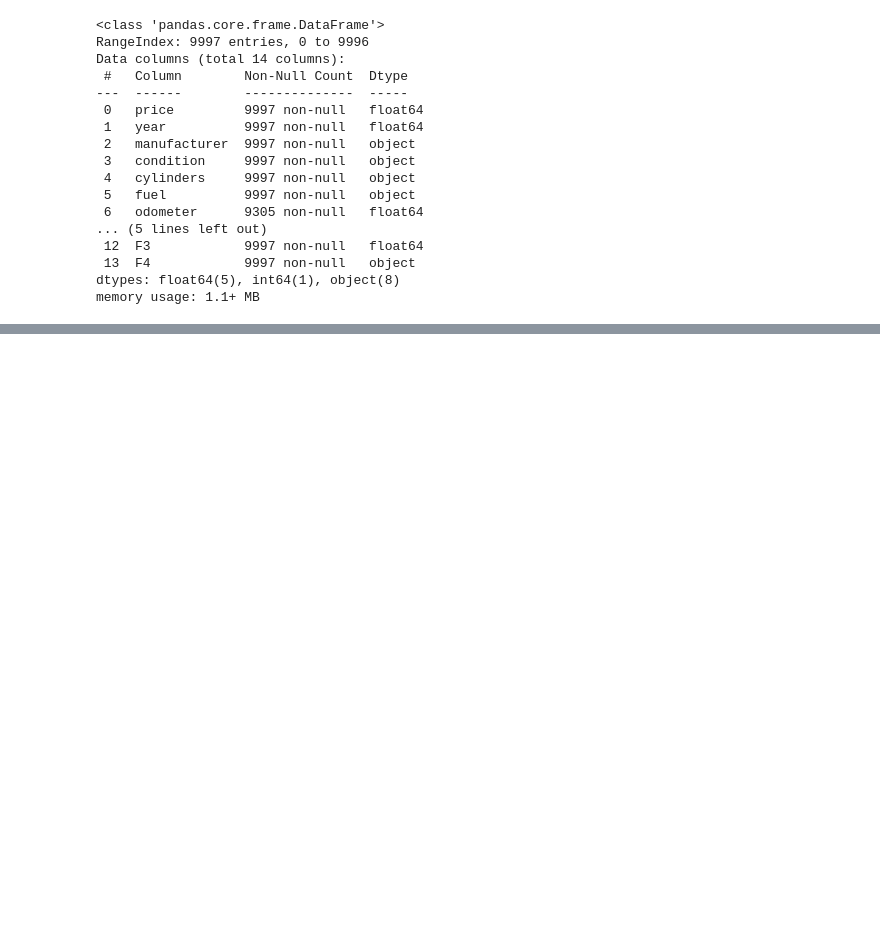
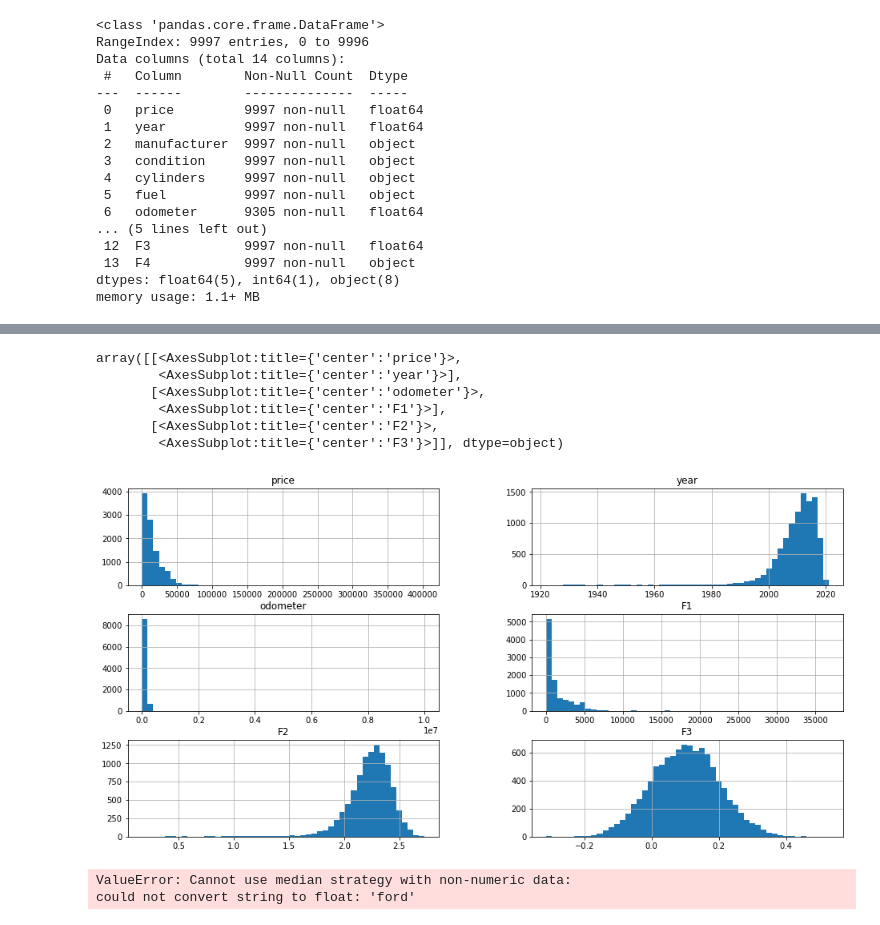
Before and after one commit to EricaXia/spr_2021, a Jupyter notebook: dsci552/ps_1.ipynb, the cells around one changed output, grey strips where cells are left out. Saved outputs shown, nothing was run; the diff lists cells and outputs as text; code cells hidden in the pictures; blank space fills up the shorter version.

```diff
--- a/dsci552/ps_1.ipynb
+++ b/dsci552/ps_1.ipynb
@@ -51,0 +110,25 @@ memory usage: 1.1+ MB
+# %%
+## plot data
+df.hist(bins=50, figsize=(16,8))
+# %% [output]
+array([[<AxesSubplot:title={'center':'price'}>,
+        <AxesSubplot:title={'center':'year'}>],
+       [<AxesSubplot:title={'center':'odometer'}>,
+        <AxesSubplot:title={'center':'F1'}>],
+       [<AxesSubplot:title={'center':'F2'}>,
+        <AxesSubplot:title={'center':'F3'}>]], dtype=object)
+[figure, added]
+# %%
+## Due to skewed datasets, we should clean data by:
+## remove outliers and fill missing vals (median imputation)
+## and transform the datasets (minmaxscaler)
+
+data_pipeline = Pipeline([
+    ('imputer', SimpleImputer(strategy='median'))
+    ## TODO
+])
+
+df_cleaned = data_pipeline.fit_transform(df)
+# %% [output]
+ValueError: Cannot use median strategy with non-numeric data:
+could not convert string to float: 'ford'
```
Also changed, not shown: parts of 13 cells of this notebook.
